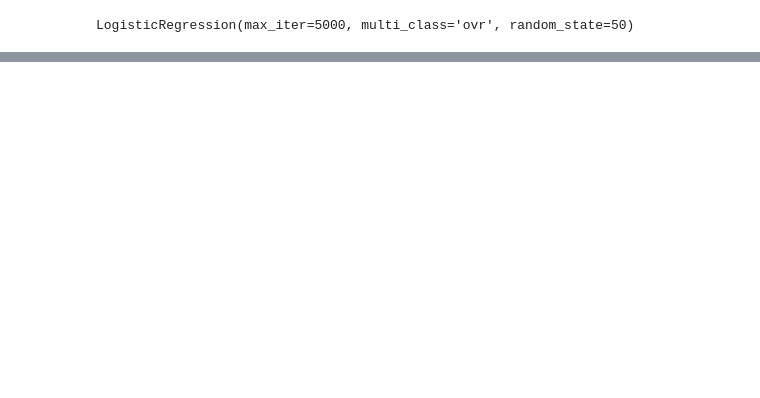
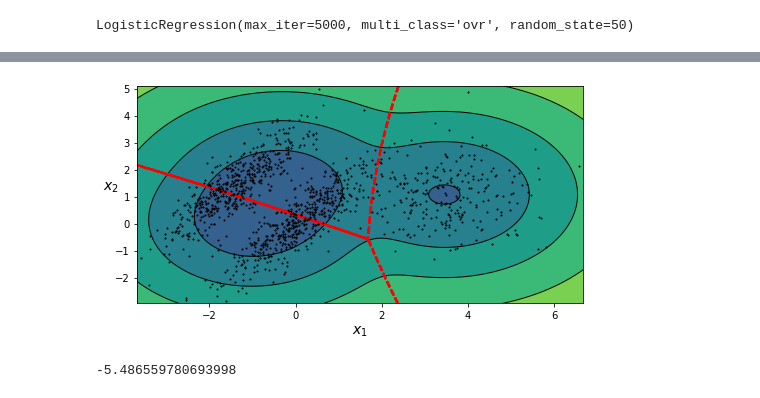
Before and after one commit to andysitu/ml, a Jupyter notebook: model-house-price/unsupervised_learning.ipynb, the cells around one changed output, grey strips where cells are left out. Cells and saved outputs as stored; diff of their text form; code cells hidden in the pictures; blank space fills up the shorter version.

```diff
--- a/model-house-price/unsupervised_learning.ipynb
+++ b/model-house-price/unsupervised_learning.ipynb
@@ -378,0 +651,17 @@ log_reg.score(X_test, y_test)
+# %%
+plt.figure(figsize=(8, 4))
+
+plot_gaussian_mixture(gm_spherical, X)
+
+plt.show()
+# %% [output]
+[figure, added]
+# %%
+#anomaly detetction using Gaussian mixtures
+# 4% threshold
+densities = gm.score_samples(X)
+density_threshold = np.percentile(densities, 4)
+print(density_threshold)
+anomalies = X[densities < density_threshold]
+# %% [output]
+-5.486559780693998
```
Also changed, not shown: parts of 51 cells of this notebook, 1 other file.
